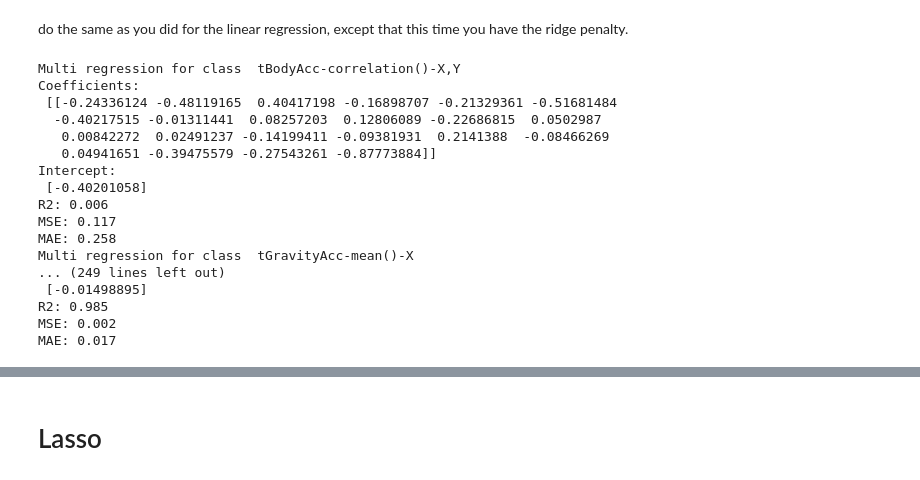
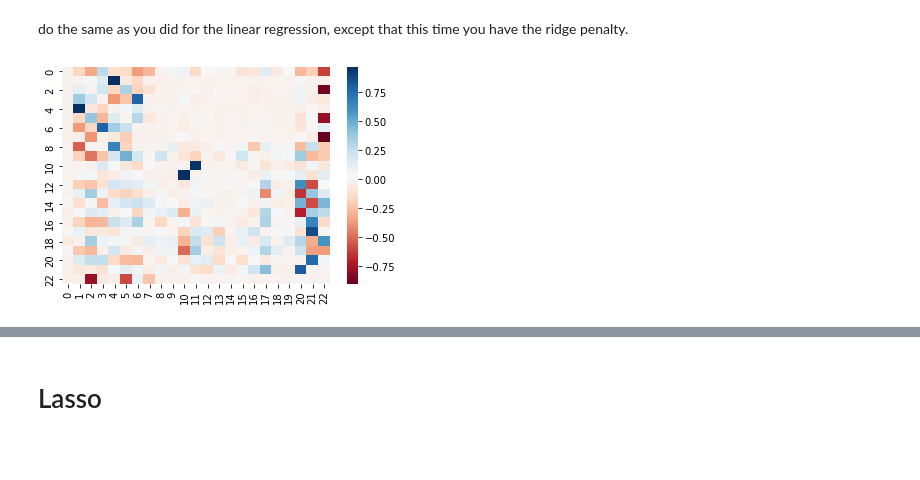
Before and after one commit to simonediluna/Data-Mining-Advanced-Topics-and-Applications, a Jupyter notebook: Simone/Linear and Log Regression.ipynb, the cells around one changed output, grey strips where cells are left out. Saved outputs shown, nothing was run; the diff lists cells and outputs as text; code cells hidden in the pictures; blank space fills up the shorter version.

```diff
--- a/Simone/Linear_and_log_regression.ipynb
+++ b/Simone/Linear and Log Regression.ipynb
@@ -308,39 +290,42 @@ MAE: 0.673
 # %% [markdown]
 do the same as you did for the linear regression, except that this time you have the ridge penalty.
 # %%
+coefficients=np.zeros(shape=(0,22))
+
+coeff_r2=[]
+
 for element in col_names:
   dummy_x_tr=X_train_df.loc[:, X_train_df.columns != element]
-  dummy_y_tr=X_train_df[[element]]
+  dummy_y_tr=X_train_df.loc[:, X_train_df.columns == element]
   dummy_x_te=X_test_df.loc[:, X_test_df.columns != element]
-  dummy_y_te=X_test_df[[element]]
+  dummy_y_te=X_test_df.loc[:, X_test_df.columns == element]
   X_test_dummy = dummy_x_te.values
   y_train_dummy = dummy_y_tr.values
   X_train_dummy = dummy_x_tr.values
   y_test_dummy = dummy_y_te.values
   reg = Ridge()
   reg.fit(X_train_dummy, y_train_dummy)
-  print('Multi regression for class ', element)
-  print('Coefficients: \n', reg.coef_)
-  print('Intercept: \n', reg.intercept_)
+
+  dum_coef=reg.coef_
+
+
+  coefficients = np.append(coefficients, dum_coef, axis=0)
+
   y_pred = reg.predict(X_test_dummy)
-  print('R2: %.3f' % r2_score(y_test_dummy, y_pred))
-  print('MSE: %.3f' % mean_squared_error(y_test_dummy, y_pred))
-  print('MAE: %.3f' % mean_absolute_error(y_test_dummy, y_pred))
+
+  coeff_r2.append(r2_score(y_test_dummy, y_pred))
-# %% [output]
-Multi regression for class  tBodyAcc-correlation()-X,Y
-Coefficients:
- [[-0.24336124 -0.48119165  0.40417198 -0.16898707 -0.21329361 -0.51681484
-  -0.40217515 -0.01311441  0.08257203  0.12806089 -0.22686815  0.0502987
-   0.00842272  0.02491237 -0.14199411 -0.09381931  0.2141388  -0.08466269
-   0.04941651 -0.39475579 -0.27543261 -0.87773884]]
-Intercept:
- [-0.40201058]
-R2: 0.006
-MSE: 0.117
-MAE: 0.258
-Multi regression for class  tGravityAcc-mean()-X
-... (249 lines left out)
- [-0.01498895]
-R2: 0.985
-MSE: 0.002
-MAE: 0.017
+# %%
+b = np.zeros((coefficients.shape[0], coefficients.shape[1]+1), dtype=coefficients.dtype)
+
+i = np.arange(b.shape[0])
+
+j = np.arange(b.shape[1])
+
+b[np.not_equal.outer(i, j)] = coefficients.ravel()
+
+matrix=normalize(b, axis=1, norm='l2')
+
+ax = sns.heatmap(matrix,cmap='RdBu')
+ax.figure.savefig('ridge_heatmap.pdf', bbox_inches = 'tight')
+# %% [output]
+[figure, added]
```
Also changed, not shown: parts of 13 cells of this notebook, 4 other files.
